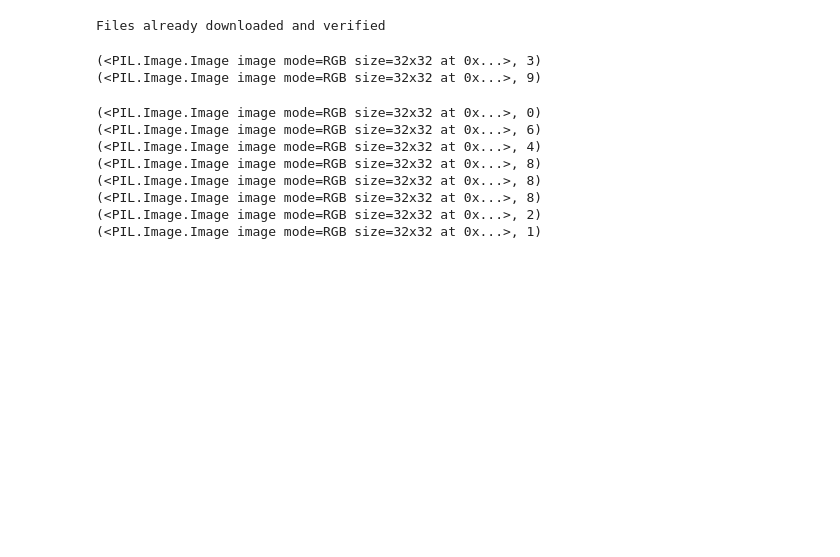
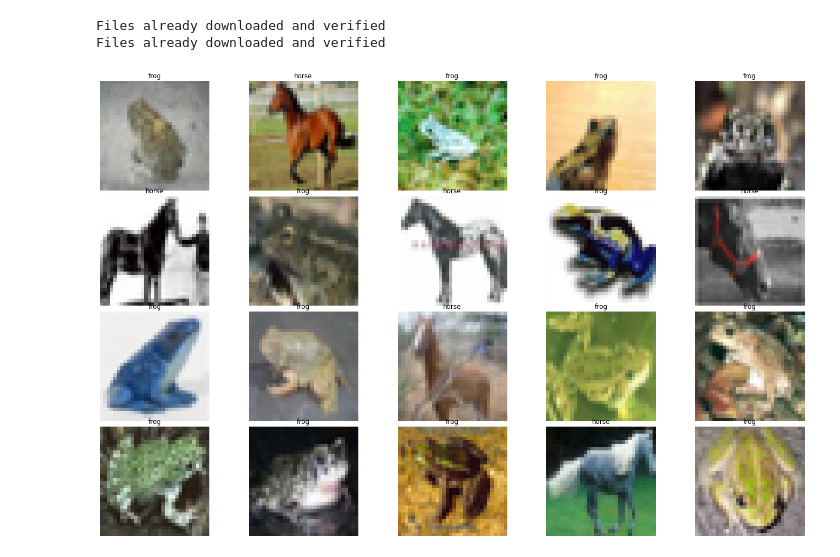
Before and after one commit to jarrodhaas/Mallet, a Jupyter notebook: train_attribution_net.ipynb, the cells around one changed output. Saved outputs shown, nothing was run; the diff lists cells and outputs as text; code cells hidden in the pictures; blank space fills up the shorter version.

Commit message:
Small bugfix in extracting conductance and updates to train_attribution to be able to trace back to the difficult images

```diff
--- a/train_attribution_net.ipynb
+++ b/train_attribution_net.ipynb
@@ -167,11 +211,10 @@ from torch.nn import CrossEntropyLoss
 from torch.optim import Adam, SGD
 from torch.optim.lr_scheduler import ReduceLROnPlateau
 
-device = 'cuda:1'
-# the_hammer = TheHammer(dropout=0.5).to(device)
-the_hammer = TheFuckingSledge(dropout=0.5).to(device)
+device = 'cuda:0'
+net = Network(dropout=0.5).to(device)
 criterion = CrossEntropyLoss(reduction='mean').to(device)
-optimizer = SGD(params=the_hammer.parameters(), lr=0.01, weight_decay=5e-5)
+optimizer = SGD(params=net.parameters(), lr=0.01, weight_decay=5e-5)
 scheduler = ReduceLROnPlateau(optimizer, patience=10, cooldown=10, factor=0.1, verbose=True)
 # %%
 import torch
@@ -329,24 +402,34 @@ from torchvision import datasets
 
 dataset_name = 'CIFAR10'
 data_root = './data'
-dataset = getattr(datasets, dataset_name)(root=data_root, train=True, download=True)
+label_map = {6: 'frog', 7: 'horse'}
-# %% [output]
-Files already downloaded and verified
-# %%
-for ix in val_id_image_index:
-    print(dataset[ix])
-# %% [output]
-(<PIL.Image.Image image mode=RGB size=32x32 at 0x...>, 3)
-(<PIL.Image.Image image mode=RGB size=32x32 at 0x...>, 9)
-# %%
-for ix in val_ood_image_index:
-    print(dataset[ix])
-# %% [output]
-(<PIL.Image.Image image mode=RGB size=32x32 at 0x...>, 0)
-(<PIL.Image.Image image mode=RGB size=32x32 at 0x...>, 6)
-(<PIL.Image.Image image mode=RGB size=32x32 at 0x...>, 4)
-(<PIL.Image.Image image mode=RGB size=32x32 at 0x...>, 8)
-(<PIL.Image.Image image mode=RGB size=32x32 at 0x...>, 8)
-(<PIL.Image.Image image mode=RGB size=32x32 at 0x...>, 8)
-(<PIL.Image.Image image mode=RGB size=32x32 at 0x...>, 2)
-(<PIL.Image.Image image mode=RGB size=32x32 at 0x...>, 1)
+# %%
+import matplotlib.pyplot as plt
+
+
+images = []
+labels = []
+dataset = getattr(datasets, dataset_name)(root=data_root, train=True, download=True)
+for ix in ID_val_worst_images:
+    hard_image, label = dataset[ix]
+
+    images.append(hard_image)
+    labels.append(label_map[label])
+
+dataset = getattr(datasets, dataset_name)(root=data_root, train=False, download=True)
+for ix in ID_test_worst_images:
+    hard_image, label = dataset[ix]
+
+    images.append(hard_image)
+    labels.append(label_map[label])
+
+fig = plt.figure(figsize=(20, 12))
+axes = plot_n_images(fig, images)
+for ax, l in zip(axes, labels):
+    ax.set_title(l)
+
+plt.show()
+# %% [output]
+Files already downloaded and verified
+Files already downloaded and verified
+[figure, added]
```
Also changed, not shown: parts of 24 cells of this notebook, 1 other file.
